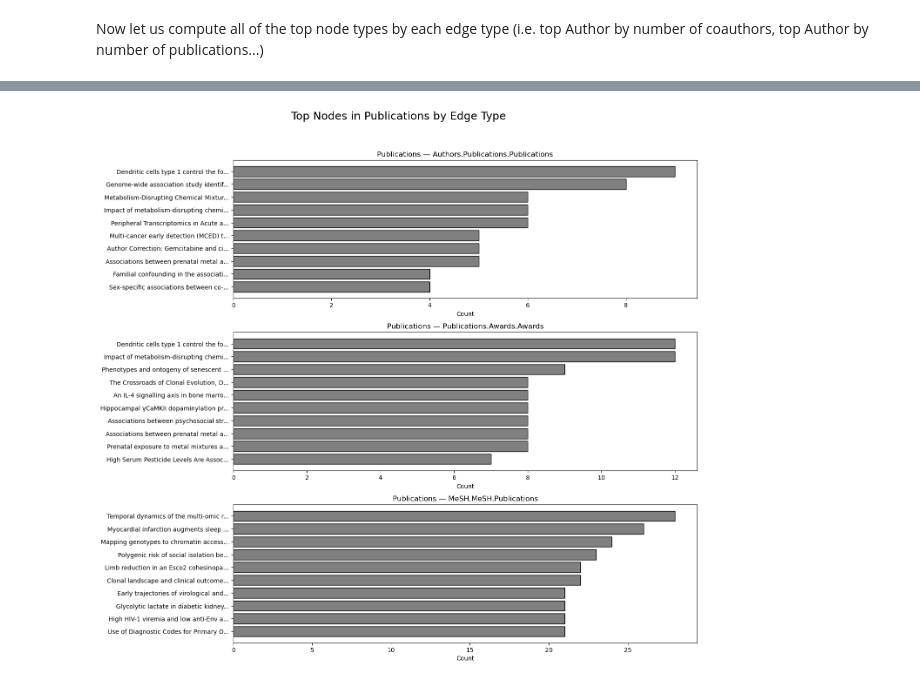
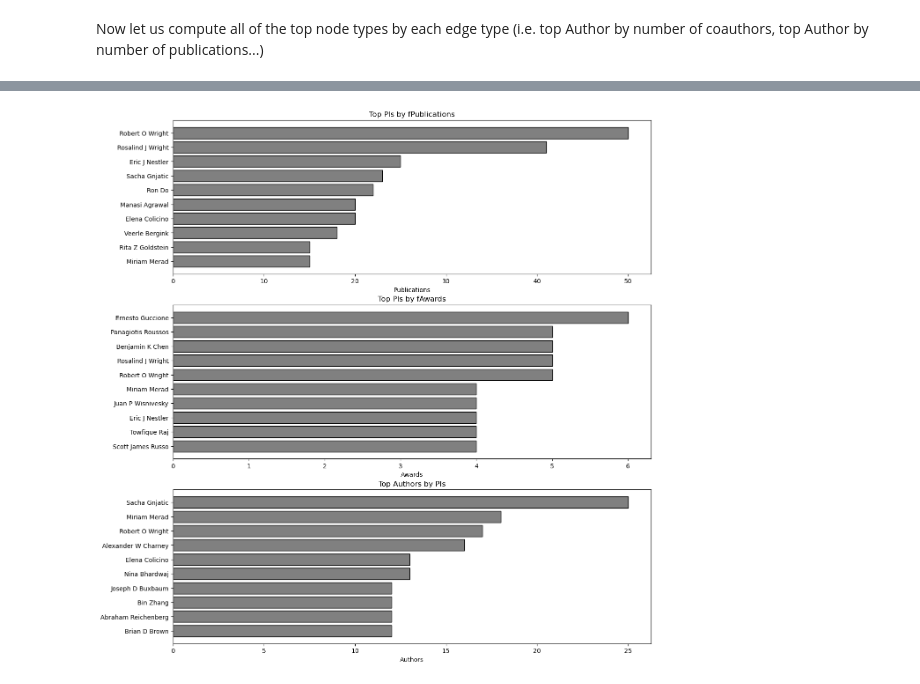
Before and after one commit to MaayanLab/PINetworkDemo, a Jupyter notebook: construction/get_network_stats.ipynb, the cells around one changed output, grey strips where cells are left out. Drawn from its saved outputs; the diff is of its cells as text; code cells hidden in the pictures.

```diff
--- a/construction/get_network_stats.ipynb
+++ b/construction/get_network_stats.ipynb
@@ -97,9 +99,11 @@ axes = axes.flatten()
 for i, node_type in enumerate(node_types[:4]):
     ax = axes[i]
     ax.hist(degree_by_type[node_type], bins=30, edgecolor='black', color='gray')
-    ax.set_title(f"Node Type: {node_type}")
-    ax.set_xlabel("Node Degree")
-    ax.set_ylabel("Count")
+    ax.set_title(f"{node_type} Neighbors")
+    if node_type == "Authors":
+        ax.set_title("PIs")
+    ax.set_xlabel("Neighbors")
+    ax.set_ylabel(f"{node_type}")
     ax.set_yscale("log")
 
 # Hide unused subplots
@@ -156,7 +160,7 @@ Avg Path Length within node type 'MeSH': 4.1213
 # %%
 import random
 sampled_lengths_by_type = {
-    ntype: random.sample(lengths, min(100000, len(lengths)))
+    ntype: random.sample(lengths, min(1000000, len(lengths)))
     for ntype, lengths in type_lengths.items()
 }
 # Create subplots for each node type
@@ -169,9 +173,11 @@ axes = axes.flatten()
 for i, ntype in enumerate(node_types):
     ax = axes[i]
     ax.hist(sampled_lengths_by_type[ntype], bins=30, edgecolor='black', color='gray')
-    ax.set_title(f"Shortest Path Distribution: {ntype}")
+    ax.set_title(f"Shortest Path Distribution from {ntype} nodes")
+    if ntype == "Authors":
+        ax.set_title(f"Shortest Path Distribution from PIs")
     ax.set_xlabel("Path Length")
-    ax.set_ylabel("Frequency")
+    ax.set_ylabel("Paths")
 
 # Remove unused subplots
 for j in range(len(node_types), len(axes)):
@@ -184,7 +190,6 @@ plt.show()
 # %% [markdown]
 Now let us compute all of the top node types by each edge type (i.e. top Author by number of coauthors, top Author by number of publications...)
 # %%
-
 network_path = "./Network/"
 node_labels = {}
 node_types = {}
@@ -195,8 +200,10 @@ for file in os.listdir(network_path):
         node_type = file.replace(".nodes.csv", "")
         df = pd.read_csv(os.path.join(network_path, file))
 
-        # Choose Title if it's Publications or Awards
-        if node_type in ["Publications", "Awards"] and "Title" in df.columns:
+        # Use "Title" for specific node types, otherwise "label"
+        if node_type == "Publications" and "Journal" in df.columns:
+            label_col = "Journal"
+        elif node_type == "Awards" and "Title" in df.columns:
             label_col = "Title"
         else:
             label_col = "label"
@@ -205,12 +212,15 @@ for file in os.listdir(network_path):
         df[label_col] = df[label_col].astype(str)
 
         for node_id, label in zip(df['id'], df[label_col]):
-            node_labels[node_id] = label
+            if node_type == "Publications":
+                full_label = f"{node_id}: {label}"
+            else:
+                full_label = label
+            node_labels[node_id] = full_label
             node_types[node_id] = node_type
 
-# Step 2: Compute degrees per edge type, avoiding reversed duplicates
+# Step 2: Compute degrees per edge type, only when node_type matches the left side
 edge_type_degrees = defaultdict(lambda: defaultdict(list))  # node_type -> edge_type -> [(label, degree)]
-seen_pairs = set()
 
 for file in os.listdir(network_path):
     if file.endswith(".edges.csv"):
@@ -219,16 +229,12 @@ for file in os.listdir(network_path):
         if len(parts) < 3:
             continue
 
-        type1, _, type2 = parts[0], parts[1], parts[2]
-        type_pair = tuple(sorted((type1, type2)))
+        type1, relation, type2 = parts[0], parts[1], parts[2]
 
-        if type_pair in seen_pairs:
+        # Only process edge if node_type is in first position
+        if type1 not in node_types.values():
             continue
-        seen_pairs.add(type_pair)
 
-        edge_type = edge_type_full
-
-        # Load edges and cast to str
         df = pd.read_csv(os.path.join(network_path, file), usecols=['source', 'target'])
         df['source'] = df['source'].astype(str)
         df['target'] = df['target'].astype(str)
@@ -237,37 +243,47 @@ for file in os.listdir(network_path):
         G.add_edges_from(zip(df['source'], df['target']))
 
         for node, deg in G.degree():
-            ntype = node_types.get(node, "Unknown")
-            label = node_labels.get(node, node)
-            edge_type_degrees[ntype][edge_type].append((label, deg))
+            if node_types.get(node) == type1:
+                label = node_labels.get(node, node)
+                edge_type_degrees[type1][edge_type_full].append((label, deg))
 
-# Step 3: Plot top nodes for each node type by edge type
+# Step 3: Plot top nodes
 for node_type, edge_map in edge_type_degrees.items():
     edge_types = list(edge_map.keys())
     ncols = 1
-    nrows = (len(edge_types) + 1) // ncols
+    nrows = len(edge_types)
 
     fig, axes = plt.subplots(nrows=nrows, ncols=ncols, figsize=(14, 4 * nrows))
-    axes = axes.flatten()
+    if nrows == 1:
+        axes = [axes]
 
     for i, edge_type in enumerate(edge_types):
         top = sorted(edge_map[edge_type], key=lambda x: x[1], reverse=True)[:10]
         raw_labels, degrees = zip(*top)
 
-        # Truncate labels to 20 characters max
-        labels = [label if len(label) <= 40 else label[:37] + "..." for label in raw_labels]
+        # Cap all labels at 60 characters
+        labels = []
+        for label in raw_labels:
+            label = label.replace("N/A,", "").replace("N/A", "").strip()
+            label = ' '.join(label.split())  # remove extra whitespace
+            label = label[:60]
+            if len(label) == 60:
+                label += "..."
+            labels.append(label)
 
+        relation = edge_type.split('.')[2]  # Use third part as relation
         ax = axes[i]
         ax.barh(labels[::-1], degrees[::-1], color='gray', edgecolor='black')
-        ax.set_title(f"{node_type} — {edge_type}")
-        ax.set_xlabel("Count")
+        ax.set_title(f"Top {node_type} by {relation}")
+        print(node_type)
+        if node_type == "Authors" or relation == "Authors":
+            if relation == "Authors":
+                ax.set_title(f"Top {node_type} by PIs")
+            else:
+                ax.set_title(f"Top PIs by f{relation}")
 
-    # Remove unused subplots
-    for j in range(len(edge_types), len(axes)):
-        fig.delaxes(axes[j])
+        ax.set_xlabel(f"{relation}")
 
-    fig.suptitle(f"Top Nodes in {node_type} by Edge Type", fontsize=18, y=1.02)
-    plt.tight_layout()
-    plt.subplots_adjust(top=0.95)
+    plt.subplots_adjust(top=1.1)
     plt.show()
 # %% [output]
@@ -274 +293 @@ for node_type, edge_map in edge_type_degrees.items():
-[figure, old version]
+[figure, new version]
```
Also changed, not shown: parts of 5 cells of this notebook.
